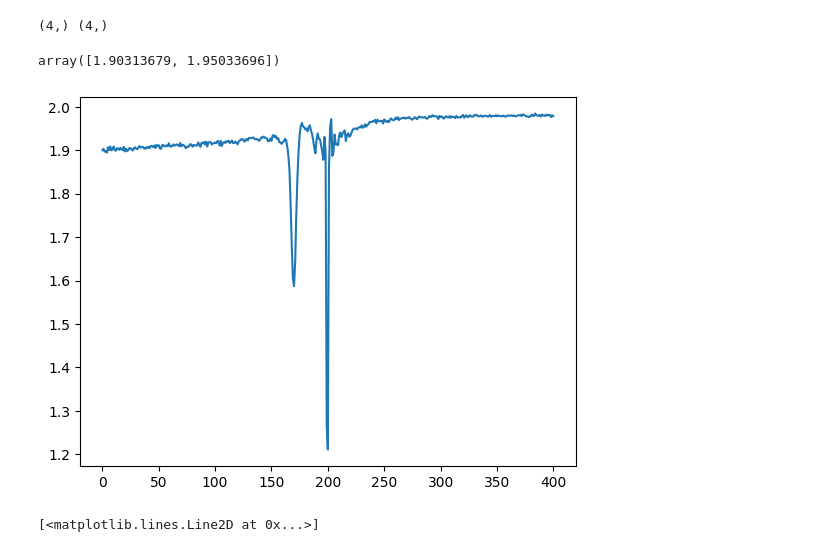
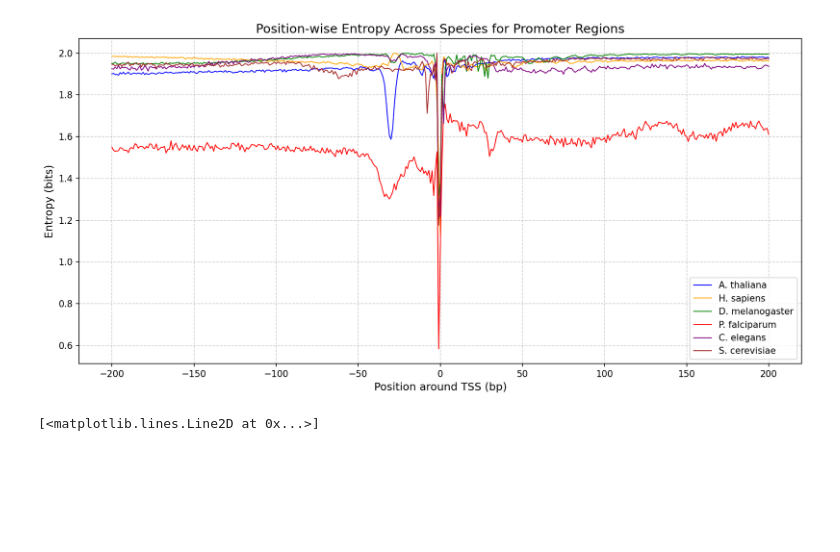
Before and after one commit to AnnaKalygina/PromoterShape, a Jupyter notebook: calculating_kl.ipynb, the cells around one changed output. Saved outputs shown, nothing was run; the diff lists cells and outputs as text; code cells hidden in the pictures; blank space fills up the shorter version.

Commit message:
Update entropy analysis

```diff
--- a/calculating_kl.ipynb
+++ b/calculating_kl.ipynb
@@ -44,11 +55,15 @@ def kl_divergence(profile1, profile2):
 # %%
 athaliana = parse_hmm("hmm_profiles/athaliana_200_hmm_profile.txt", 401)
-print(athaliana)
+athaliana = convert_to_probability(athaliana, 0.25)
 
-athaliana = convert_to_probability(athaliana, 0.25)
 hsapiens = convert_to_probability(parse_hmm("hmm_profiles/hsapiens_200_hmm_profile.txt", 401), 0.25)
 dmelanogaster = convert_to_probability(parse_hmm("hmm_profiles/dmelanogaster_200_hmm_profile.txt", 401), 0.25)
+celegans = convert_to_probability(parse_hmm("hmm_profiles/celegans_200_hmm_profile.txt", 401), 0.25)
+pfalciparum = convert_to_probability(parse_hmm("hmm_profiles/pfalciparum_200_hmm_profile.txt", 401), 0.25)
+scerevisiae = convert_to_probability(parse_hmm("hmm_profiles/scerevisiae_200_hmm_profile.txt", 401), 0.25)
 
-hsapiens_athaliana_kl = kl_divergence(athaliana, hsapiens)
-hsapiens_dmelanogaster_kl = kl_divergence(hsapiens, dmelanogaster)
-dmelanogaster_hsapiens_kl = kl_divergence(dmelanogaster, hsapiens)
+hsapiens_athaliana_js = js_divergence(athaliana, hsapiens)
+hsapiens_dmelanogaster_js = js_divergence(hsapiens, dmelanogaster)
+hsapiens_celegans_js = js_divergence(hsapiens, celegans)
+hsapiens_pfalciparum_js = js_divergence(hsapiens, pfalciparum)
+hsapiens_scerevisiae_js = js_divergence(hsapiens, scerevisiae)
@@ -58,12 +119,34 @@ TypeError: 'numpy.ndarray' object is not callable
 # %%
-positions = np.arange(0,401)
-print(athaliana[1].shape, dmelanogaster[1].shape)
-plt.plot(positions, position_entropies)
+positions = np.arange(-200,201)
 
-#position_entropies = np.apply_along_axis(entropy, axis=1, arr=athaliana, base=2)
-np.apply_along_axis(entropy, axis = 1, arr = (athaliana[1], dmelanogaster[1]), base = 2)
+
+
+athaliana_entropy = np.apply_along_axis(entropy, axis=1, arr=athaliana, base=2)
+hsapiens_entropy = np.apply_along_axis(entropy, axis=1, arr=hsapiens, base=2)
+dmelanogaster_entropy = np.apply_along_axis(entropy, axis=1, arr=dmelanogaster, base=2)
+pfalciparum_entropy = np.apply_along_axis(entropy, axis=1, arr=pfalciparum, base=2)
+celegans_entropy = np.apply_along_axis(entropy, axis=1, arr=celegans, base=2)
+scerevisiae_entropy = np.apply_along_axis(entropy, axis=1, arr=scerevisiae, base=2)
+
+
+plt.figure(figsize=(12, 6), dpi=150)  # Increase figure size and resolution
+
+plt.plot(positions, athaliana_entropy, label="A. thaliana", color="blue", linewidth=1)
+plt.plot(positions, hsapiens_entropy, label="H. sapiens", color="orange", linewidth=1)
+plt.plot(positions, dmelanogaster_entropy, label="D. melanogaster", color="green", linewidth=1)
+plt.plot(positions, pfalciparum_entropy, label="P. falciparum", color="red", linewidth=1)
+plt.plot(positions, celegans_entropy, label="C. elegans", color="purple", linewidth=1)
+plt.plot(positions, scerevisiae_entropy, label="S. cerevisiae", color="brown", linewidth=1)
+
+plt.title("Position-wise Entropy Across Species for Promoter Regions", fontsize=14)
+plt.xlabel("Position around TSS (bp)", fontsize=12)
+plt.ylabel("Entropy (bits)", fontsize=12)
+
+plt.legend(loc="lower right", fontsize=10)
+
+plt.grid(True, linestyle='--', alpha=0.6)
+plt.tight_layout()
+plt.show()
 # %% [output]
-(4,) (4,)
-array([1.90313679, 1.95033696])
-[figure, old version]
+[figure, new version]
 # %%
```
Also changed, not shown: parts of 12 cells of this notebook.
